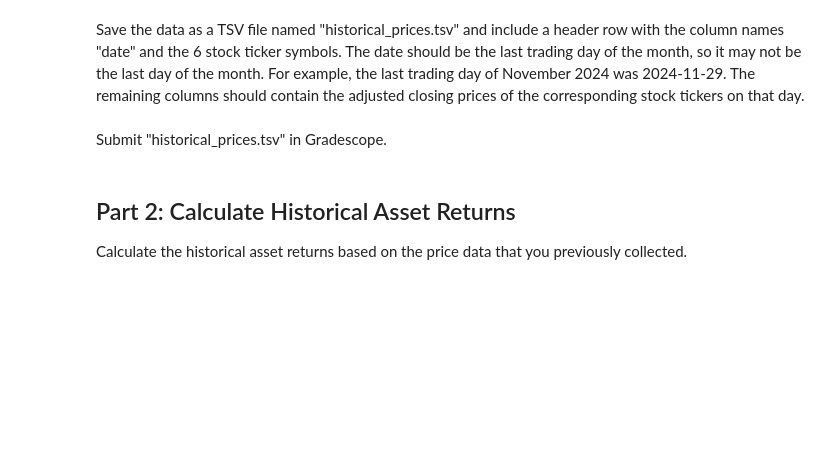
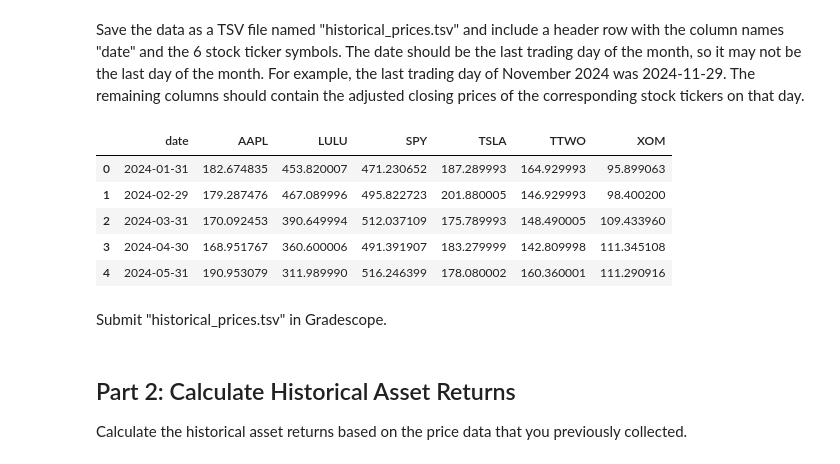
Before and after one commit to tlevash23/AIinField, a Jupyter notebook: project.ipynb, the cells around one changed output. Cells and saved outputs as stored; diff of their text form; code cells hidden in the pictures; blank space fills up the shorter version.

```diff
--- a/project.ipynb
+++ b/project.ipynb
@@ -47,3 +103,28 @@ The remaining columns should contain the adjusted closing prices of the correspo
+# %%
+# YOUR CHANGES HERE
+
+# adjusted close
+adj_close = data["Adj Close"]
+
+# resample to get last trading day
+historical_prices = adj_close.resample("ME").last()
+
+# reset index / clean
+historical_prices.index.name = "date"
+historical_prices.reset_index(inplace=True)
+historical_prices.columns.name = None
+
+# save to tsv
+historical_prices.to_csv("historical_prices.tsv", sep="\t", index=False)
+
+historical_prices.head()
+# %% [output]
+|  | date | AAPL | LULU | SPY | TSLA | TTWO | XOM |
+| 0 | 2024-01-31 | 182.674835 | 453.820007 | 471.230652 | 187.289993 | 164.929993 | 95.899063 |
+| 1 | 2024-02-29 | 179.287476 | 467.089996 | 495.822723 | 201.880005 | 146.929993 | 98.400200 |
+| 2 | 2024-03-31 | 170.092453 | 390.649994 | 512.037109 | 175.789993 | 148.490005 | 109.433960 |
+| 3 | 2024-04-30 | 168.951767 | 360.600006 | 491.391907 | 183.279999 | 142.809998 | 111.345108 |
+| 4 | 2024-05-31 | 190.953079 | 311.989990 | 516.246399 | 178.080002 | 160.360001 | 111.290916 |
 # %% [markdown]
 Submit "historical_prices.tsv" in Gradescope.
 # %% [markdown]
```
Also changed, not shown: parts of 14 cells of this notebook, 4 other files.
